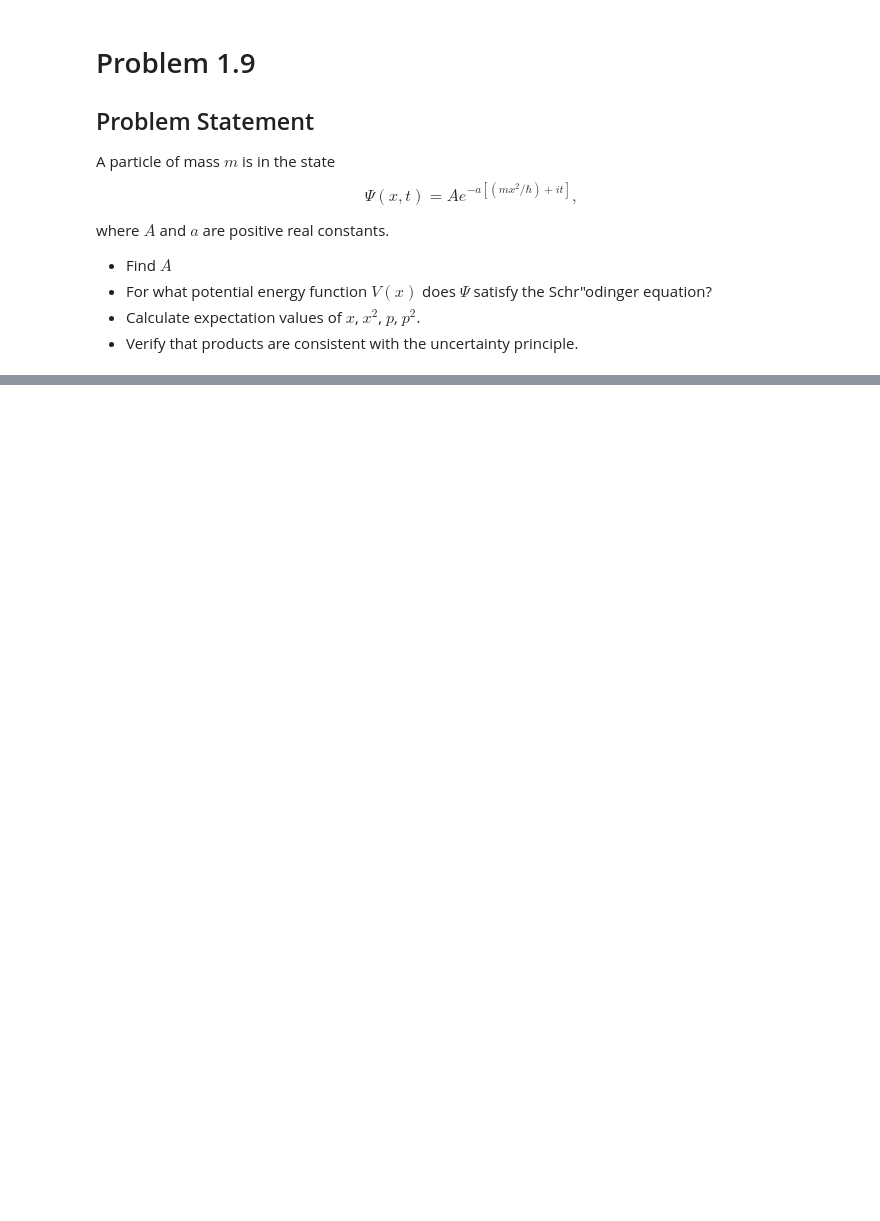
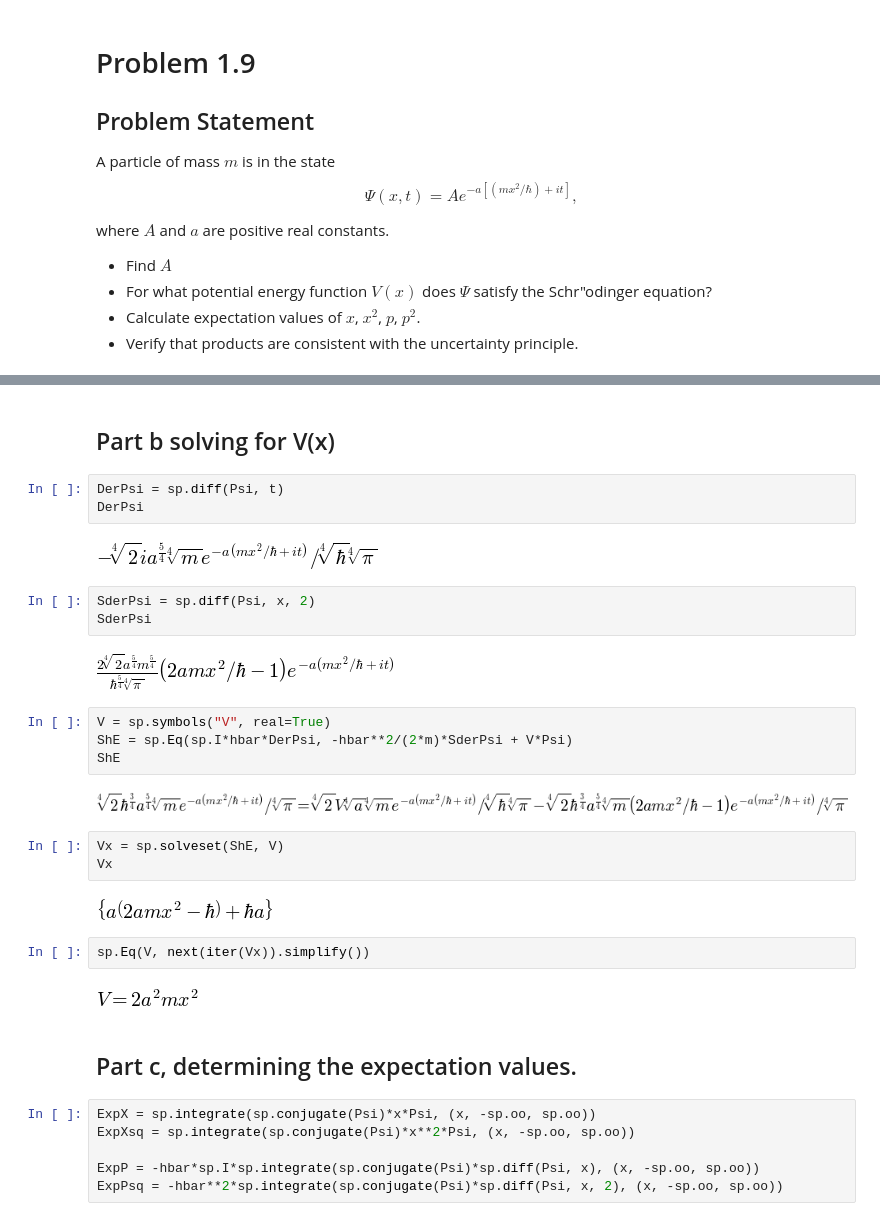
Before and after one commit to tachycline/PHYS362, a Jupyter notebook: Problem 1.9 .ipynb, the cells around one changed output, grey strips where cells are left out. Saved outputs shown, nothing was run; the diff lists cells and outputs as text; blank space fills up the shorter version.

```diff
--- a/Problem 1.9 .ipynb
+++ b/Problem 1.9 .ipynb
@@ -37,0 +44,35 @@ TypeError: 'Mul' object is not callable
+# %% [markdown]
+## Part b solving for V(x)
+# %%
+DerPsi = sp.diff(Psi, t)
+DerPsi
+# %% [output]
+[figure, added]
+# %%
+SderPsi = sp.diff(Psi, x, 2)
+SderPsi
+# %% [output]
+[figure, added]
+# %%
+V = sp.symbols("V", real=True)
+ShE = sp.Eq(sp.I*hbar*DerPsi, -hbar**2/(2*m)*SderPsi + V*Psi)
+ShE
+# %% [output]
+[figure, added]
+# %%
+Vx = sp.solveset(ShE, V)
+Vx
+# %% [output]
+[figure, added]
+# %%
+sp.Eq(V, next(iter(Vx)).simplify())
+# %% [output]
+[figure, added]
+# %% [markdown]
+## Part c, determining the expectation values.
+# %%
+ExpX = sp.integrate(sp.conjugate(Psi)*x*Psi, (x, -sp.oo, sp.oo))
+ExpXsq = sp.integrate(sp.conjugate(Psi)*x**2*Psi, (x, -sp.oo, sp.oo))
+
+ExpP = -hbar*sp.I*sp.integrate(sp.conjugate(Psi)*sp.diff(Psi, x), (x, -sp.oo, sp.oo))
+ExpPsq = -hbar**2*sp.integrate(sp.conjugate(Psi)*sp.diff(Psi, x, 2), (x, -sp.oo, sp.oo))
```
Also changed, not shown: parts of 12 cells of this notebook, 1 other file.
